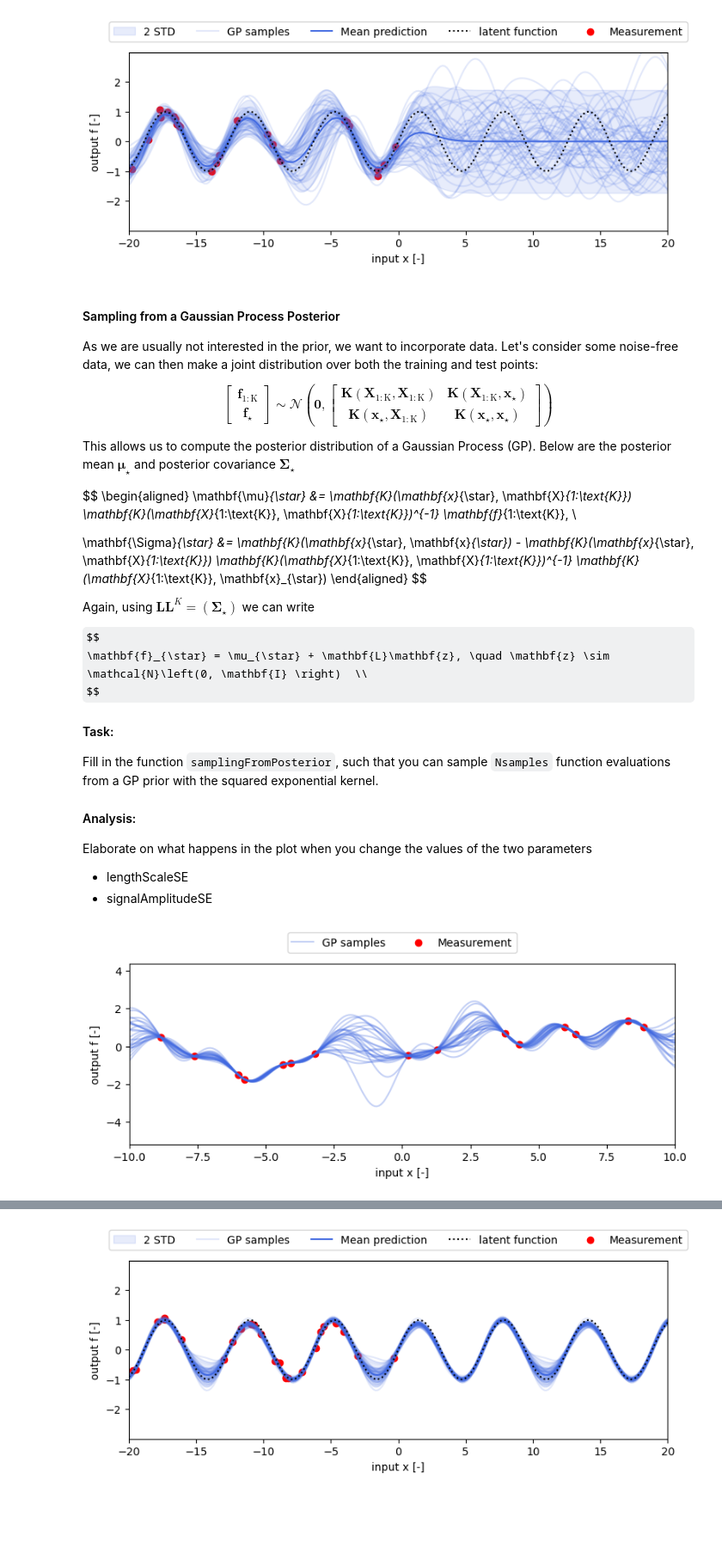
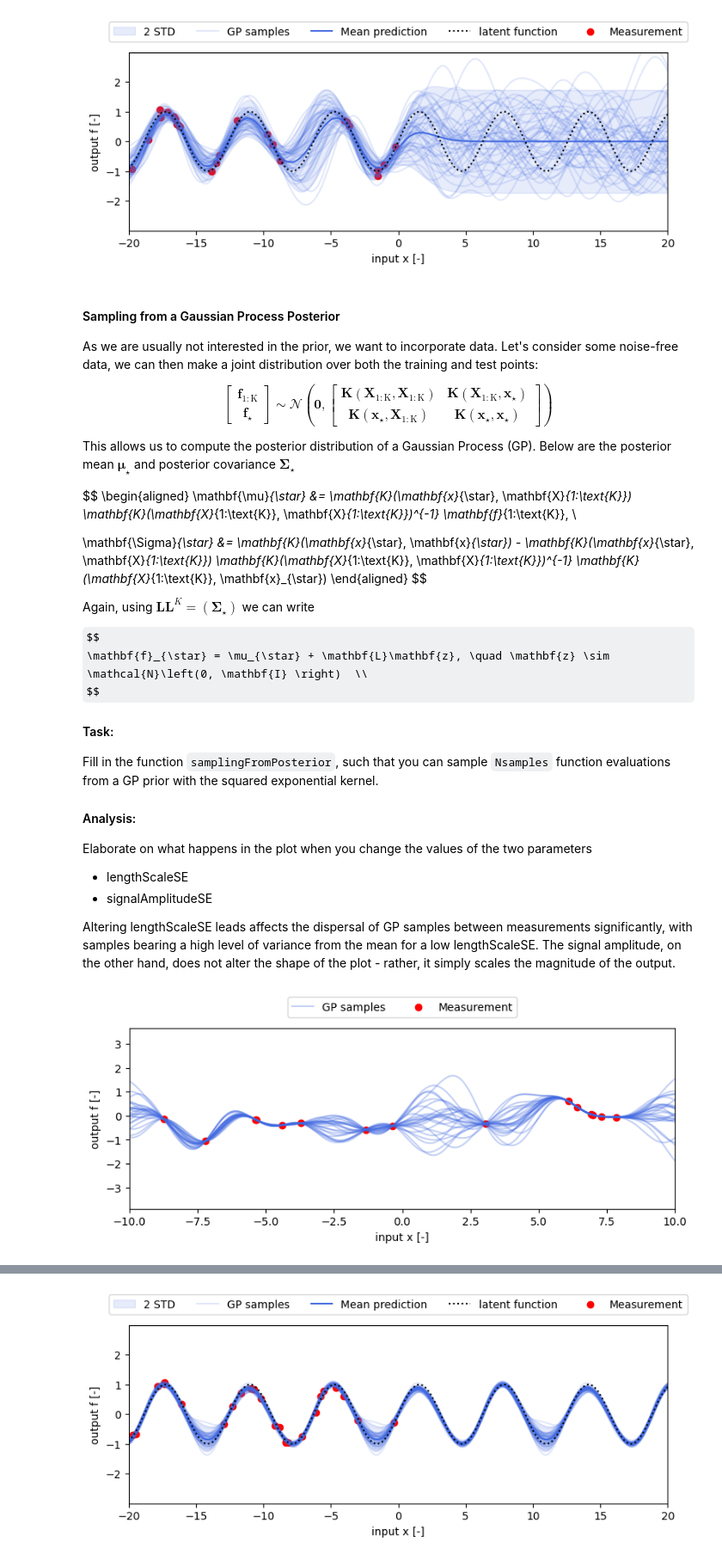
Before and after one commit to jackh1nes/PSF_Assignments, a Jupyter notebook: Assignment 3/assignment3_10.ipynb, the cells around one changed output, grey strips where cells are left out. Shown at 86% size. Saved outputs shown, nothing was run; the diff lists cells and outputs as text; code cells hidden in the pictures; some formulas as TeX source; blank space fills up the shorter version.

```diff
--- a/Assignment 3/assignment3_10.ipynb
+++ b/Assignment 3/assignment3_10.ipynb
@@ -413,6 +414,8 @@ Elaborate on what happens in the plot when you change the values of the two para
 
 - lengthScaleSE
 - signalAmplitudeSE
+
+Altering lengthScaleSE leads affects the dispersal of GP samples between measurements significantly, with samples bearing a high level of variance from the mean for a low lengthScaleSE. The signal amplitude, on the other hand, does not alter the shape of the plot - rather, it simply scales the magnitude of the output.
 # %%
 
 def samplingFromPosterior(xPosterior, xPrior, fprior, lengthScaleSE, signalAmplitudeSE):
@@ -431,35 +434,35 @@ def samplingFromPosterior(xPosterior, xPrior, fprior, lengthScaleSE, signalAmpli
 
     Kx = kernelMatrixSE(xPrior, xPrior, lengthScaleSE, signalAmplitudeSE)
     kxStar = kernelMatrixSE(xPrior, xPosterior, lengthScaleSE, signalAmplitudeSE) # kstarX = kxStar.T
     kStar = kernelMatrixSE(xPosterior, xPosterior, lengthScaleSE, signalAmplitudeSE)
 
     mu = kxStar.T @ np.linalg.solve(Kx, fprior)
     cov = kStar - kxStar.T @ np.linalg.solve(Kx, kxStar)
 
     L = np.linalg.cholesky(cov)
     z = np.random.normal(size=(xPosterior.shape[1], 1))
     samples = mu + L @ z
 
     return samples.flatten()
 
 
 # these parameters can be tuned
 lengthScaleSE = 1
-signalAmplitudeSE = 1
+signalAmplitudeSE = 0.5
 
 ''' Code for plotting: Do not change code below '''
 xData = np.random.uniform(-10, 10, 15).reshape(1, -1)
 fData = samplingFromPrior(xData, lengthScaleSE, signalAmplitudeSE)
 
 xPred = np.linspace(-10, 10, 250).reshape(1, -1)
 numSamples = 25
 fPriorSamples = np.zeros((numSamples, 250))
 for samplendx in range(numSamples):
     fPosteriorSamples[samplendx, :] = samplingFromPosterior(xPred, xData, fData, lengthScaleSE, signalAmplitudeSE).ravel()
 
 helper.makeGaussianProcessSamplingPlots(xPred, fPosteriorSamples, xData, fData)
 # %% [output]
-[figure, old version]
+[figure, new version]
 # %% [markdown]
 #### Periodic kernel
 
```
Also changed, not shown: parts of 4 cells of this notebook.
